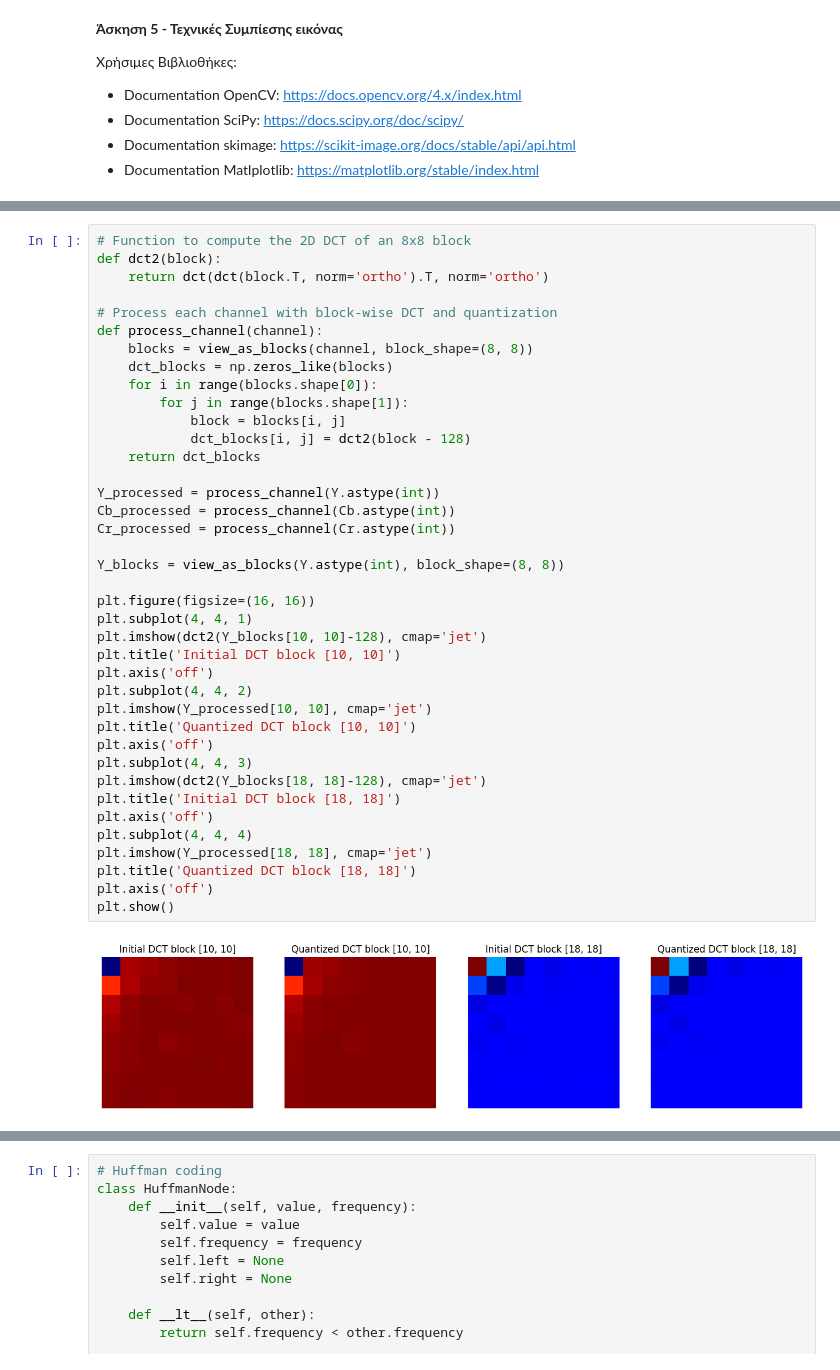
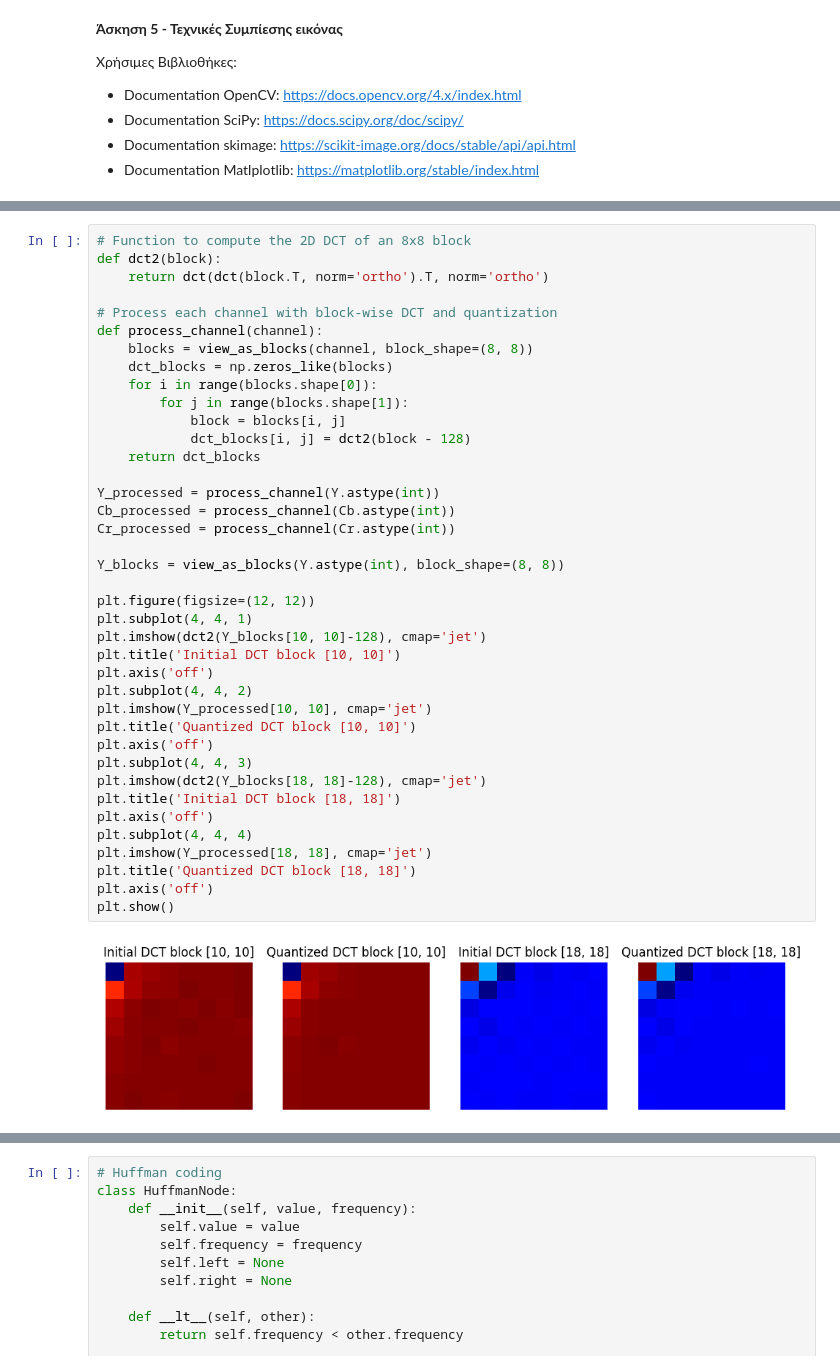
Before and after one commit to AgniKoko/DIP_HW02, a Jupyter notebook: DIP_HW02.ipynb, the cells around one changed output, grey strips where cells are left out. Saved outputs shown, nothing was run; the diff lists cells and outputs as text.

```diff
--- a/DIP_HW02.ipynb
+++ b/DIP_HW02.ipynb
@@ -38,33 +43,33 @@ def process_channel(channel):
     for i in range(blocks.shape[0]):
         for j in range(blocks.shape[1]):
             block = blocks[i, j]
             dct_blocks[i, j] = dct2(block - 128)
     return dct_blocks
 
 Y_processed = process_channel(Y.astype(int))
 Cb_processed = process_channel(Cb.astype(int))
 Cr_processed = process_channel(Cr.astype(int))
 
 Y_blocks = view_as_blocks(Y.astype(int), block_shape=(8, 8))
 
-plt.figure(figsize=(16, 16))
+plt.figure(figsize=(12, 12))
 plt.subplot(4, 4, 1)
 plt.imshow(dct2(Y_blocks[10, 10]-128), cmap='jet')
 plt.title('Initial DCT block [10, 10]')
 plt.axis('off')
 plt.subplot(4, 4, 2)
 plt.imshow(Y_processed[10, 10], cmap='jet')
 plt.title('Quantized DCT block [10, 10]')
 plt.axis('off')
 plt.subplot(4, 4, 3)
 plt.imshow(dct2(Y_blocks[18, 18]-128), cmap='jet')
 plt.title('Initial DCT block [18, 18]')
 plt.axis('off')
 plt.subplot(4, 4, 4)
 plt.imshow(Y_processed[18, 18], cmap='jet')
 plt.title('Quantized DCT block [18, 18]')
 plt.axis('off')
 plt.show()
 # %% [output]
-[figure, old version]
+[figure, new version]
 # %%
```
Also changed, not shown: parts of 12 cells of this notebook.
